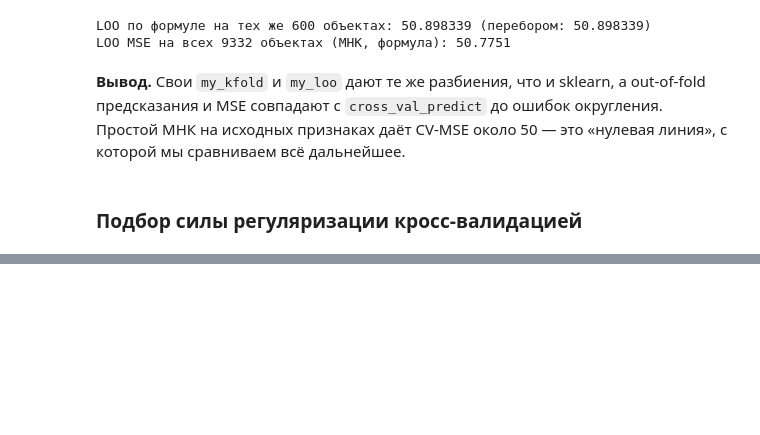
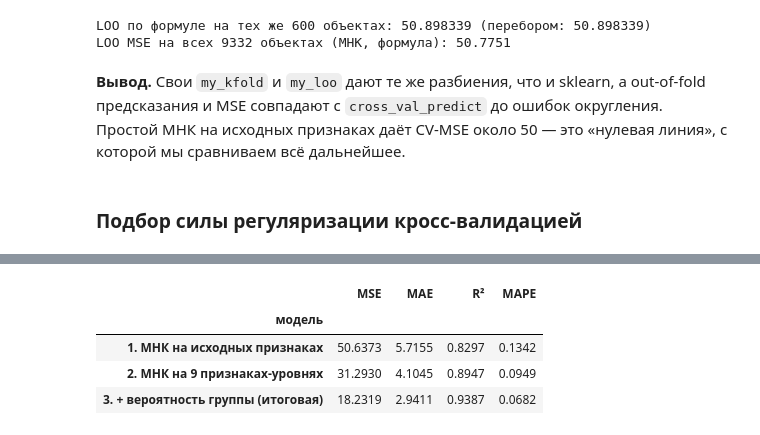
Before and after one commit to kriasa/ML, a Jupyter notebook: LABS/lr_1/lab1.ipynb, the cells around one changed output, grey strips where cells are left out. Saved outputs shown, nothing was run; the diff lists cells and outputs as text; code cells hidden in the pictures; blank space fills up the shorter version.

```diff
--- a/LABS/lr_1/lab1_full.ipynb
+++ b/LABS/lr_1/lab1.ipynb
@@ -958,0 +762,6 @@ CV на train, поскольку гиперпараметры подбирал
+# %%
+for name, mask in [("группа 1", ~upper), ("группа 2", upper)]:
+    print(name)
+    for c, d_ in l1_threshold_table(data[mask].reset_index(drop=True), y_all[mask], alpha=0.03, min_coef=0.5).items():
+        if c in ("CreditCardUtilizationRate", "LengthOfCreditHistory"):
+            print(f"  {c:27s}", d_)
@@ -958,0 +876,6 @@ CV на train, поскольку гиперпараметры подбирал
+# %%
+train_gate = gate_features(data)
+GATE_COLUMNS = list(train_gate.columns)
+X_model = np.hstack([make_levels(data).to_numpy(float), train_gate.to_numpy(float)])
+N_LEVELS = len(level_names)
+print("уровней:", N_LEVELS, "| признаков для индекса:", train_gate.shape[1])
@@ -958,0 +887,18 @@ CV на train, поскольку гиперпараметры подбирал
+# %%
+def row(name, make_model, X, scaler_cls=None):
+    p = my_cv_predict(make_model, X, y_all, my_kfold(n, 5, True, 0), scaler_cls)
+    return {"модель": name, **cv_scores(y_all, p), "MAPE": mape(y_all, p)}
+
+rows = [
+    row("1. МНК на исходных признаках", lambda: MyLinearRegression("analytic"), train_gate.to_numpy(float), ZScore),
+    row("2. МНК на 9 признаках-уровнях", lambda: MyLinearRegression("analytic"), X_model[:, :N_LEVELS]),
+    row("3. + вероятность группы (итоговая)", lambda: ApprovalLinearModel(N_LEVELS), X_model),
+]
+cv_table = pd.DataFrame(rows).set_index("модель")
+cv_table.round(4)
+# %% [output]
+|  | MSE | MAE | R² | MAPE |
+| модель |  |  |  |  |
+| 1. МНК на исходных признаках | 50.6373 | 5.7155 | 0.8297 | 0.1342 |
+| 2. МНК на 9 признаках-уровнях | 31.2930 | 4.1045 | 0.8947 | 0.0949 |
+| 3. + вероятность группы (итоговая) | 18.2319 | 2.9411 | 0.9387 | 0.0682 |
```
Also changed, not shown: parts of 53 cells of this notebook, 4 other files.
